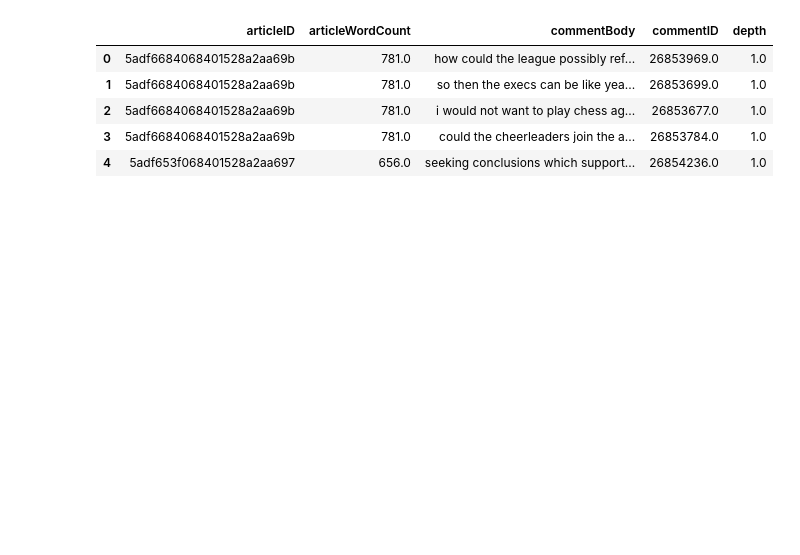
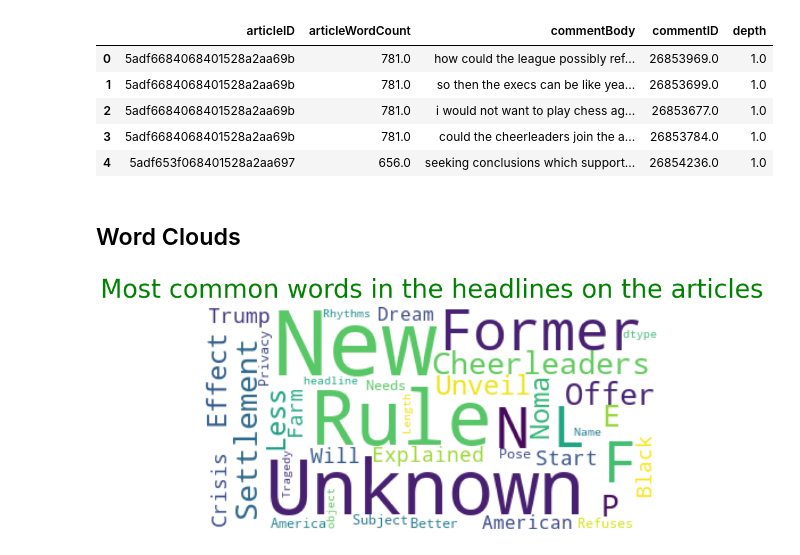
Before and after one commit to advanced-ml-project/project, a Jupyter notebook: Data Cleaning.ipynb, the cells around one changed output. Cells and saved outputs as stored; diff of their text form; code cells hidden in the pictures; blank space fills up the shorter version.

Commit message:
added word clouds

```diff
--- a/Data Cleaning.ipynb
+++ b/Data Cleaning.ipynb
@@ -31,6 +31,7 @@ def open_files(files, cols=None):
     return pd.concat(articles)
 
 articles = open_files(files, columns)
+articles.drop_duplicates(subset='articleID', inplace=True)
 print(articles.shape)
 articles.head()
 # %% [output]
@@ -103,3 +105,5 @@ comments.head()
 | 4 | 5adf653f068401528a2aa697 | 656.0 | seeking conclusions which support... | 26854236.0 | 1.0 |
 # %%
 comments.to_csv('data/comments.csv', index=False)
+# %% [markdown]
+## Word Clouds
@@ -105,0 +122,28 @@ comments.to_csv('data/comments.csv', index=False)
+# %%
+def plot_wordcloud(text, mask=None, max_words=400, max_font_size=60, figure_size=(24.0,16.0),
+                   title = None, title_size=40, image_color=False):
+
+    more_stopwords = {'one', 'br', 'Po', 'th', 'sayi', 'fo', 'Unknown'}
+    wordcloud = WordCloud(background_color='white',
+                    stopwords = more_stopwords,
+                    max_words = max_words,
+                    max_font_size = max_font_size,
+                    random_state = 42,
+                    mask = mask)
+    wordcloud.generate(text)
+
+    plt.figure(figsize=figure_size)
+    if image_color:
+        image_colors = ImageColorGenerator(mask);
+        plt.imshow(wordcloud.recolor(color_func=image_colors), interpolation="bilinear");
+        plt.title(title, fontdict={'size': title_size,
+                                  'verticalalignment': 'bottom'})
+    else:
+        plt.imshow(wordcloud);
+        plt.title(title, fontdict={'size': title_size, 'color': 'green',
+                                  'verticalalignment': 'bottom'})
+    plt.axis('off');
+    plt.tight_layout()
+
+#WordCloud().process_text(comments_text)
+d = './images/masks-wordclouds/'
@@ -105,0 +155,6 @@ comments.to_csv('data/comments.csv', index=False)
+# %%
+headlines = str(articles.headline)
+plot_wordcloud(headlines, max_words=800, max_font_size=80, figure_size=(14,10),
+               title = 'Most common words in the headlines on the articles')
+# %% [output]
+[figure, added]
```
Also changed, not shown: parts of 4 cells of this notebook.
